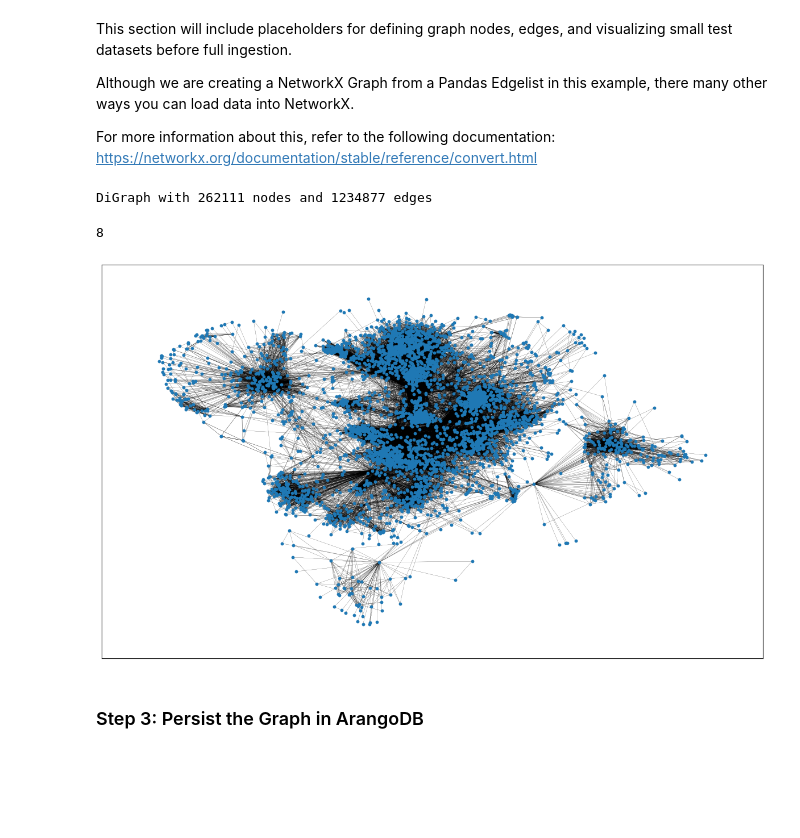
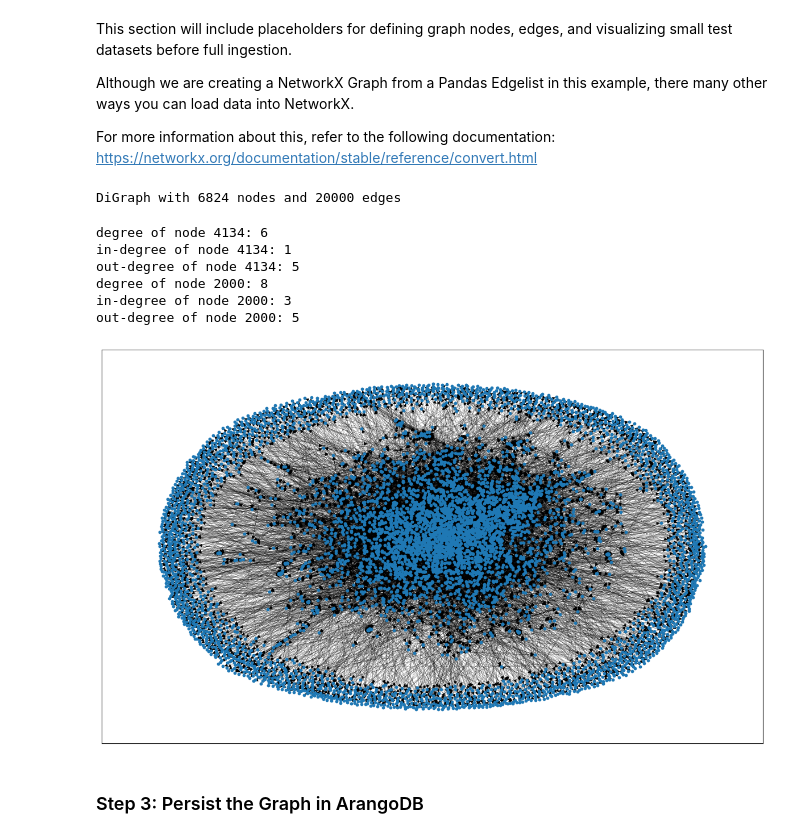
Before and after one commit to ryanaknguyen/ArangoDB-hackathon-2025, a Jupyter notebook: HackathonNotebookTemplate.ipynb, the cells around one changed output. Saved outputs shown, nothing was run; the diff lists cells and outputs as text; code cells hidden in the pictures; blank space fills up the shorter version.

Commit message:
Generated graph visualization of Amazon data using a sample size of 20000 edges

```diff
--- a/HackathonNotebookTemplate.ipynb
+++ b/HackathonNotebookTemplate.ipynb
@@ -288,12 +299,15 @@ amazon0302.txt.gz.1 100%[===================>]   4.45M  3.17MB/s    in 1.4s
 # 2. Load the dataset into a CSV
 # Reference: https://networkx.org/nx-guides/content/exploratory_notebooks/facebook_notebook.html#analysis
 # Reference: https://pandas.pydata.org/docs/reference/api/pandas.read_csv.html
+
+# Sample the data using 20000 edges (connections)
 
 amazon = pd.read_csv(
     "./amazon0302.txt.gz",
     compression="gzip",
     sep="\t",
     skiprows=4,
+    nrows=20000,
     names=["FromNodeId", "ToNodeId"],
 )
 
@@ -326,29 +340,45 @@ For more information about this, refer to the following documentation: https://n
 
 # Amazon product dataset should have 262111 nodes and 1234877 edges
 
+# This sample dataset used for visualizing the graph will have 20000 edges
+
 G = nx.from_pandas_edgelist(amazon, "FromNodeId", "ToNodeId", create_using=nx.DiGraph())
 
 print(G)
 # %% [output]
-DiGraph with 262111 nodes and 1234877 edges
+DiGraph with 6824 nodes and 20000 edges
-# %%
-# 2. Print the degree of one of the nodes
-
-# Amazon product dataset is a directed graph, degree includes both in-degrees and out-degrees
-
-print(G.degree(123665))
-# %% [output]
-8
+# %%
+# 2. Print the degree of one of the nodes
+
+# Amazon product dataset is a directed graph, degree includes both in-degrees and out-degrees
+# Note that sample size is chosen out of dataset
+
+# For Node ID 4134, there is 1 in-degree and 5 out-degrees (6 degrees in total)
+print("degree of node 4134: " + str(G.degree(4134)))
+print("in-degree of node 4134: " + str(G.in_degree(4134)))
+print("out-degree of node 4134: " + str(G.out_degree(4134)))
+
+# For Node ID 2000, there are 3 in-degrees and 5 out-degrees (8 degrees in total)
+print("degree of node 2000: " + str(G.degree(2000)))
+print("in-degree of node 2000: " + str(G.in_degree(2000)))
+print("out-degree of node 2000: " + str(G.out_degree(2000)))
+# %% [output]
+degree of node 4134: 6
+in-degree of node 4134: 1
+out-degree of node 4134: 5
+degree of node 2000: 8
+in-degree of node 2000: 3
+out-degree of node 2000: 5
 # %%
 # 3. Visualize the Graph
 # Reference: https://networkx.org/nx-guides/content/exploratory_notebooks/facebook_notebook.html#visualizing-the-graph
 
 plot_options = {"node_size": 10, "with_labels": False, "width": 0.15}
-pos = nx.spring_layout(G, iterations=15, seed=1721)
+pos = nx.spring_layout(G)
 fig, ax = plt.subplots(figsize=(15, 9))
 nx.draw_networkx(G, pos=pos, ax=ax, **plot_options)
 # %% [output]
-[figure, old version]
+[figure, new version]
 # %% [markdown]
 ### Step 3: Persist the Graph in ArangoDB
 # %% [markdown]
```
Also changed, not shown: parts of 6 cells of this notebook.
